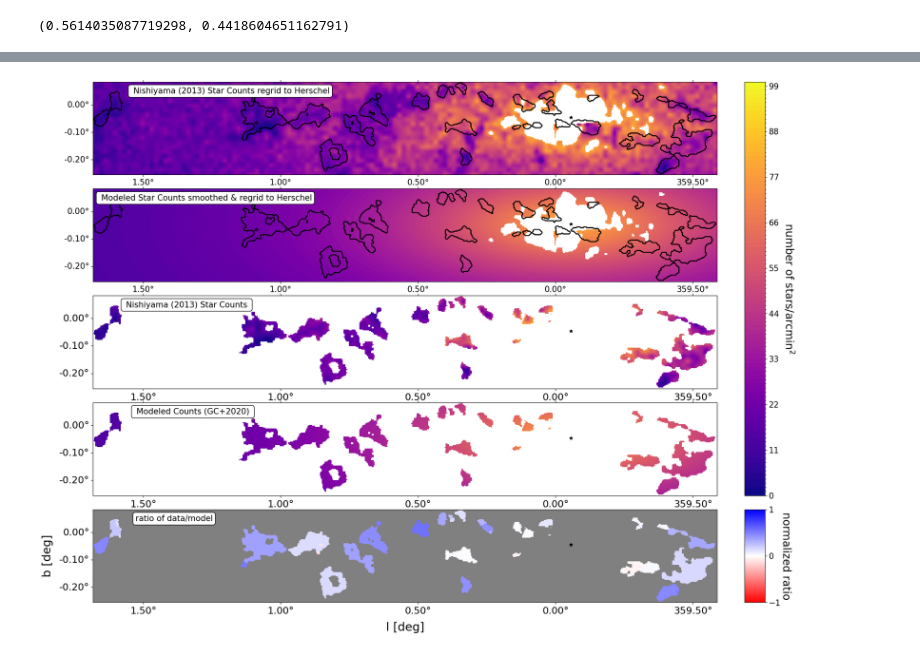
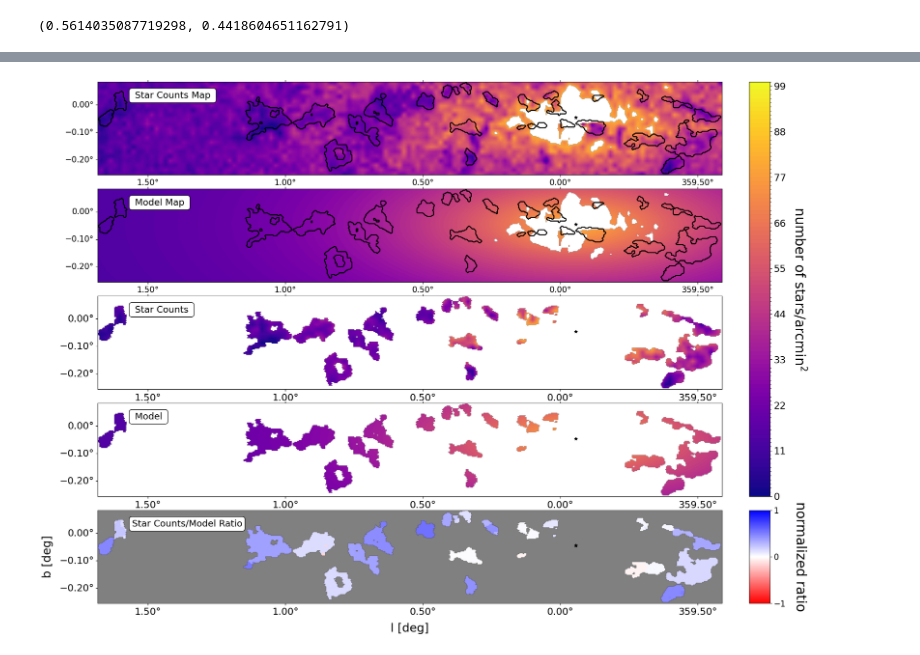
Before and after one commit to danilipman/cmz_synth, a Jupyter notebook: Nishiyama2013/star_count_NF_method.ipynb, the cells around one changed output, grey strips where cells are left out. Drawn from its saved outputs; the diff is of its cells as text; code cells hidden in the pictures.

```diff
--- a/Nishiyama2013/star_count_NF_method.ipynb
+++ b/Nishiyama2013/star_count_NF_method.ipynb
@@ -1151,8 +1151,8 @@ lat.set_axislabel_position('l')
 axes0.tick_params(labelsize=15)
 #axes0.set_xlim(ext_min[0],ext_max[0])
 #axes0.set_ylim(ext_min[1],ext_max[1])
-axes0.text(0.22, 0.90, r' Nishiyama (2013) Star Counts regrid to Herschel', ha='center', va='center', transform=axes0.transAxes,
-           bbox=dict(boxstyle = 'round', facecolor='white', edgecolor='k', alpha=1), fontsize=15)
+axes0.text(0.055, 0.90, r' Star Counts Map ', ha='left', va='top', transform=axes0.transAxes,
+           bbox=dict(boxstyle = 'round', facecolor='white', edgecolor='k', alpha=1), fontsize=17)
 
 
 
@@ -1177,8 +1177,8 @@ lat.set_axislabel_position('l')
 axes1.tick_params(labelsize=15)
 #axes1.set_xlim(ext_min[0],ext_max[0])
 #axes1.set_ylim(ext_min[1],ext_max[1])
-axes1.text(0.18, 0.90, r' Modeled Star Counts smoothed & regrid to Herschel', ha='center', va='center', transform=axes1.transAxes,
-           bbox=dict(boxstyle = 'round', facecolor='white', edgecolor='k', alpha=1), fontsize=15)
+axes1.text(0.055, 0.90, r' Model Map ', ha='left', va='top', transform=axes1.transAxes,
+           bbox=dict(boxstyle = 'round', facecolor='white', edgecolor='k', alpha=1), fontsize=17)
 
 
 
@@ -1199,8 +1199,8 @@ lat.set_axislabel_position('l')
 axes2.tick_params(labelsize=18)
 #axes2.set_xlim(ext_min[0],ext_max[0])
 #axes2.set_ylim(ext_min[1],ext_max[1])
-axes2.text(0.15, 0.90, r' Nishiyama (2013) Star Counts ', ha='center', va='center', transform=axes2.transAxes,
-           bbox=dict(boxstyle = 'round', facecolor='white', edgecolor='k', alpha=1), fontsize=15)
+axes2.text(0.055, 0.90, r' Star Counts ', ha='left', va='top', transform=axes2.transAxes,
+           bbox=dict(boxstyle = 'round', facecolor='white', edgecolor='k', alpha=1), fontsize=17)
 
 
 
@@ -1220,8 +1220,8 @@ lat.set_axislabel_position('l')
 #axes3.set_xlim(ext_min[0],ext_max[0])
 #axes3.set_ylim(ext_min[1],ext_max[1])
 axes3.tick_params(labelsize=18)
-axes3.text(0.16, 0.90, r' Modeled Counts (GC+2020) ', ha='center', va='center', transform=axes3.transAxes,
-           bbox=dict(boxstyle = 'round', facecolor='white', edgecolor='k', alpha=1), fontsize=15)
+axes3.text(0.055, 0.90, r' Model ', ha='left', va='top', transform=axes3.transAxes,
+           bbox=dict(boxstyle = 'round', facecolor='white', edgecolor='k', alpha=1), fontsize=17)
 
 #plot SgrA*
 axes0.scatter(-0.056, -0.046, marker = "*", s=35, color='k', transform=axes0.get_transform('world'))
@@ -1238,8 +1238,8 @@ cb = fig.colorbar(
     orientation='vertical',
 
 )
-cb.ax.tick_params(labelsize=15)  # set your label size here
-cb.set_label(r'number of stars/arcmin$^{2}$', labelpad=30, y=0.5,fontsize=20,rotation=-90)
+cb.ax.tick_params(labelsize=18)  # set your label size here
+cb.set_label(r'number of stars/arcmin$^{2}$', labelpad=40, y=0.5,fontsize=25,rotation=-90)
 
 
 
@@ -1248,34 +1248,34 @@ divnorm_normed =mc.TwoSlopeNorm(vmin=-1, vcenter=0, vmax=1)
 
 axes4.set_facecolor('gray')
 
 IM4 = axes4.imshow(countratio_map_normed,cmap=cmap_normed,origin='lower', norm=divnorm_normed)
 
 
 lon = axes4.coords[0]
 lat = axes4.coords[1]
 lon.set_major_formatter('d.dd')
 lat.set_major_formatter('d.dd')
 lon.set_ticks_position('b')
 lon.set_ticklabel_position('b')
 lon.set_axislabel_position('b')
 lat.set_ticks_position('l')
 lat.set_ticklabel_position('l')
 lat.set_axislabel_position('l')
 axes4.set_xlabel('l [deg]',fontsize=22)
 axes4.set_ylabel('b [deg]',fontsize=22)
 #axes4.set_xlim(ext_min[0],ext_max[0])
 #axes4.set_ylim(ext_min[1],ext_max[1])
 axes4.tick_params(labelsize=18)
-axes4.text(0.13, 0.90, r'ratio of data/model', ha='center', va='center', transform=axes4.transAxes,
-           bbox=dict(boxstyle = 'round', facecolor='white', edgecolor='k', alpha=1), fontsize=15)
+axes4.text(0.055, 0.90, r'Star Counts/Model Ratio', ha='left', va='top', transform=axes4.transAxes,
+           bbox=dict(boxstyle = 'round', facecolor='white', edgecolor='k', alpha=1), fontsize=17)
 
 #plot SgrA*
 axes4.scatter(-0.056, -0.046, marker = "*", s=35, color='k', transform=axes4.get_transform('world'))
 
 cb4 = fig.colorbar(IM4, orientation="vertical", cax = ratio_colorbar_ax,ticks=[-1., 0., 1]  )
-cb4.set_label(label = r'normalized ratio', labelpad=20, y=0.5, rotation=-90, fontsize = 20)
+cb4.set_label(label = r'normalized ratio', labelpad=40, y=0.5, rotation=-90, fontsize = 25)
 cb4.ax.tick_params(labelsize=15)
 
 plt.savefig('../paper_items/Figs/5_panel_StarCountMethod_maskedcenter.pdf', bbox_inches='tight')
 # %% [output]
-[figure, old version]
+[figure, new version]
```
Also changed, not shown: parts of 8 cells of this notebook, 8 other files.
